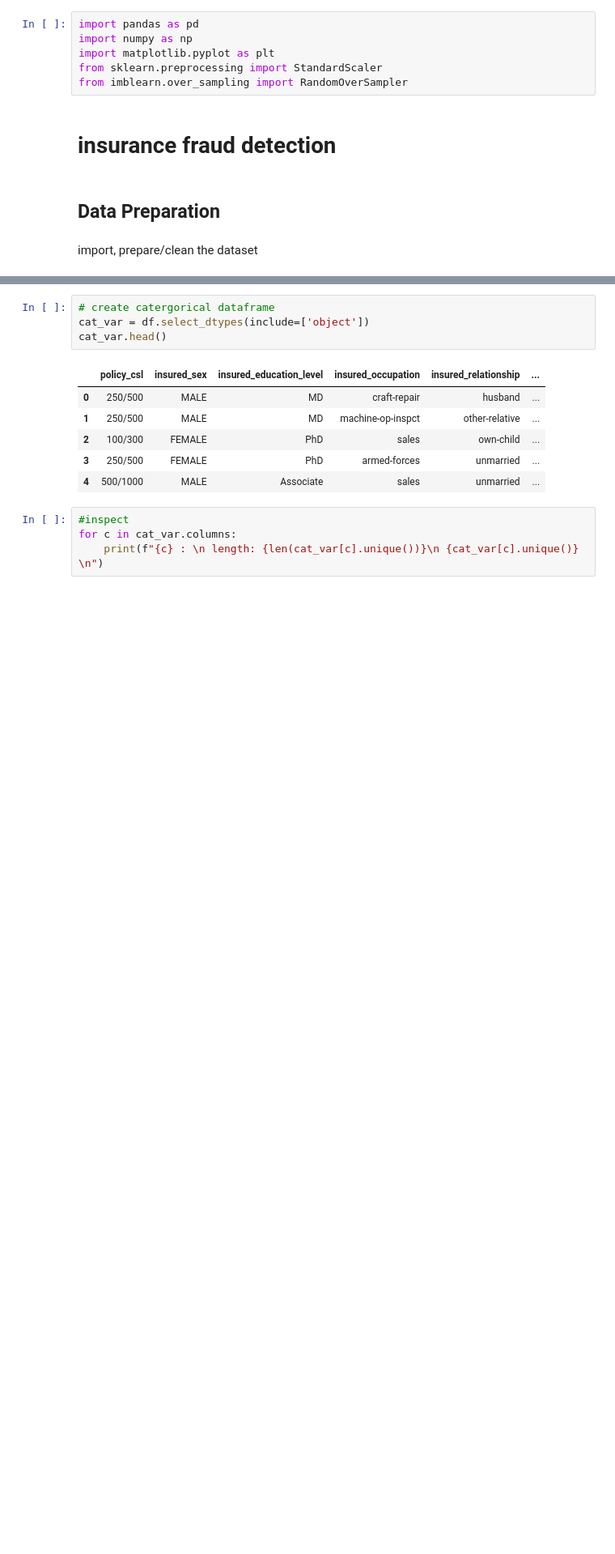
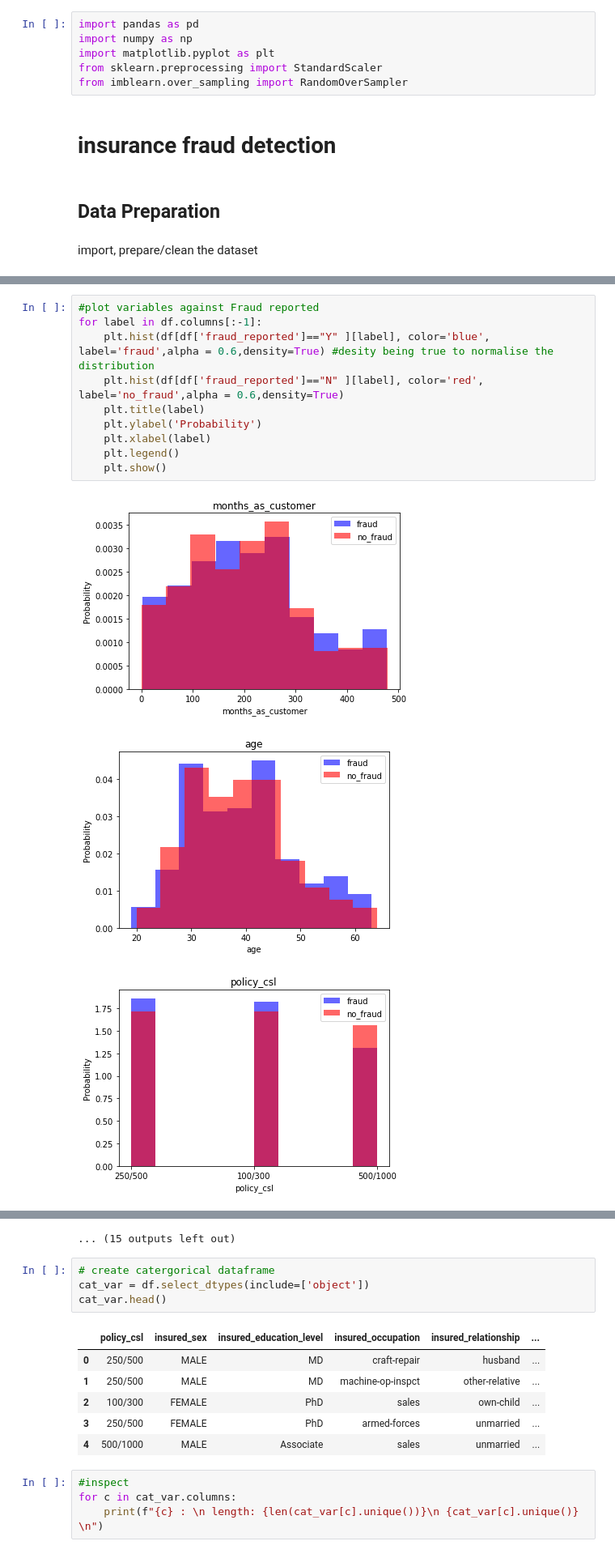
Before and after one commit to ASIVEMNQUMENI/Unsurance-Fraud-detection, a Jupyter notebook: ml.ipynb, the cells around one changed output, grey strips where cells are left out. Shown at 81% size. Cells and saved outputs as stored; diff of their text form; blank space fills up the shorter version.

```diff
--- a/ml.ipynb
+++ b/ml.ipynb
@@ -27,0 +34,14 @@ df.drop(['policy_number','policy_state','incident_location','incident_date',
+# %%
+#plot variables against Fraud reported
+for label in df.columns[:-1]:
+    plt.hist(df[df['fraud_reported']=="Y" ][label], color='blue', label='fraud',alpha = 0.6,density=True) #desity being true to normalise the distribution
+    plt.hist(df[df['fraud_reported']=="N" ][label], color='red', label='no_fraud',alpha = 0.6,density=True)
+    plt.title(label)
+    plt.ylabel('Probability')
+    plt.xlabel(label)
+    plt.legend()
+    plt.show()
+# %% [output]
+[figure, added]
+[figure, added]
+[figure, added]
@@ -28,3 +57,4 @@ df.drop(['policy_number','policy_state','incident_location','incident_date',
+... (15 outputs left out)
 # %%
 # create catergorical dataframe
 cat_var = df.select_dtypes(include=['object'])
```
Also changed, not shown: parts of 16 cells of this notebook.
